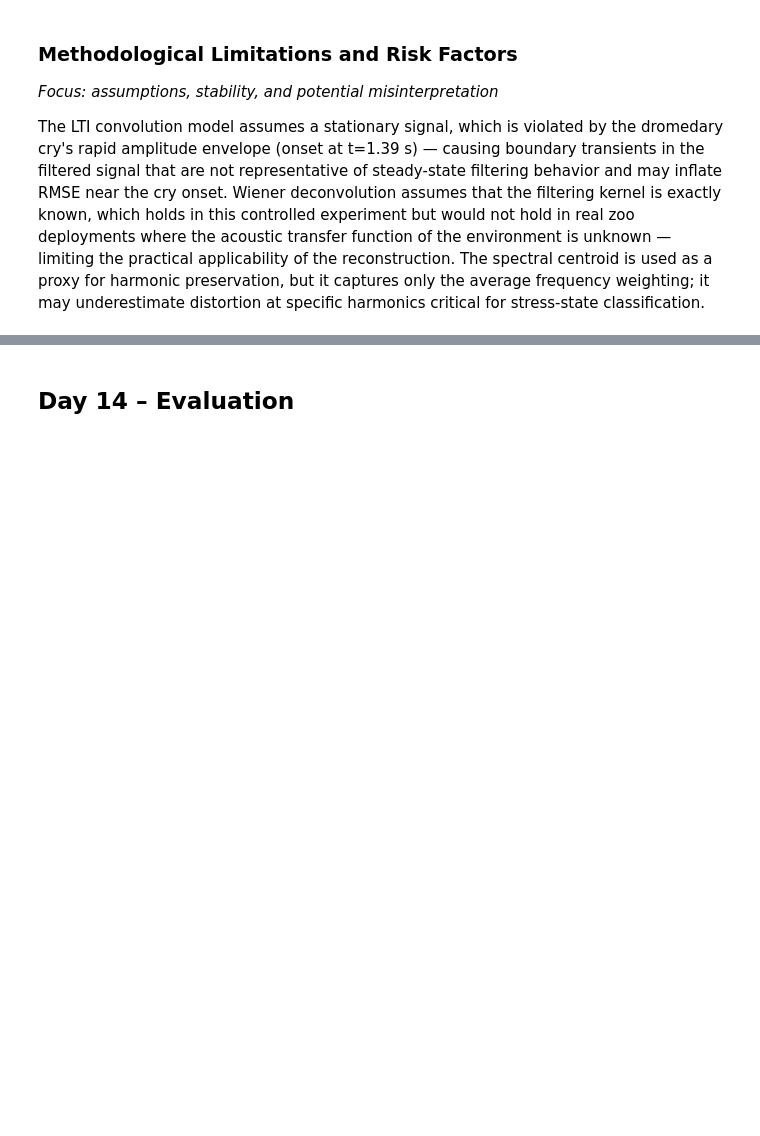
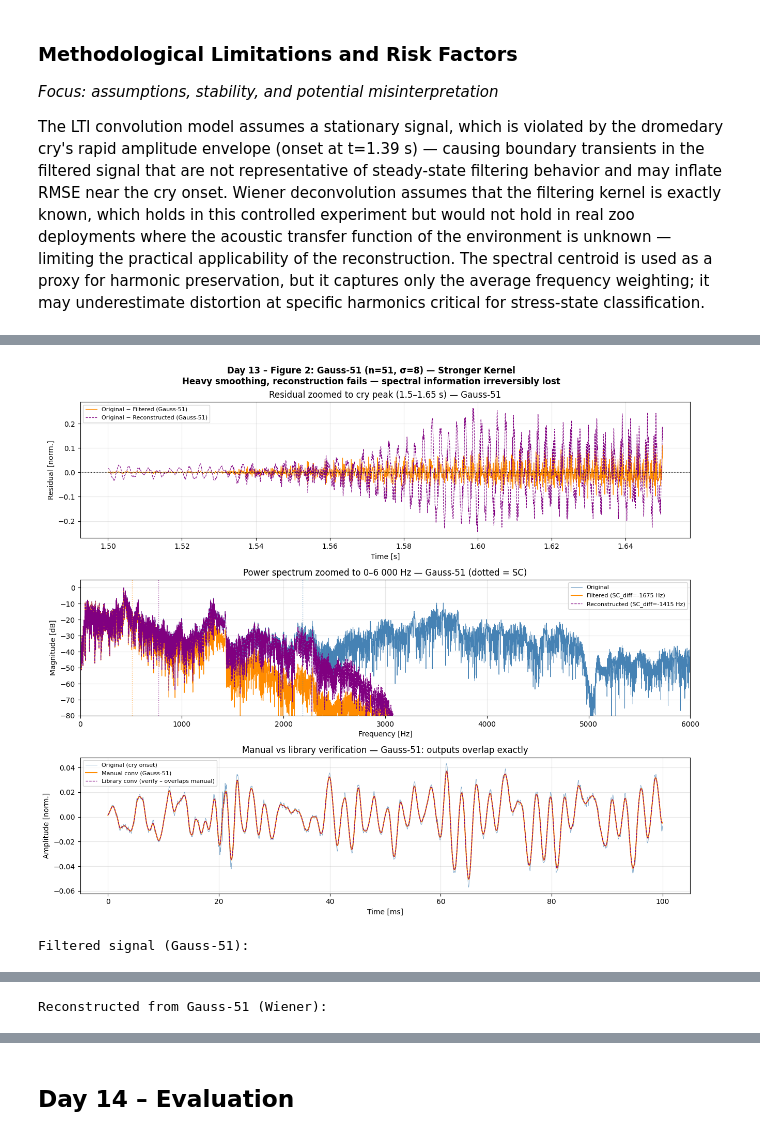
Before and after one commit to Sandra-Senn/gbsv_mc, a Jupyter notebook: mc1/gbsv_mc1.3_convolution_sandra_senn.ipynb, the cells around one changed output, grey strips where cells are left out. Saved outputs shown, nothing was run; the diff lists cells and outputs as text; code cells hidden in the pictures; blank space fills up the shorter version.

```diff
--- a/mc1/gbsv_mc1.3_convolution_sandra_senn.ipynb
+++ b/mc1/gbsv_mc1.3_convolution_sandra_senn.ipynb
@@ -232,0 +425,24 @@ The code should be written in a clear and structured manner such that its logic
+# %%
+#  Figure 2: Gauss-51 (stronger smoothing)
+fig2, ax2 = plt.subplots(3, 1, figsize=(13, 11))
+fig2.suptitle('Day 13 – Figure 2: Gauss-51 (n=51, σ=8) — Stronger Kernel\n'
+              'Heavy smoothing, reconstruction fails — spectral information irreversibly lost',
+              fontsize=12, fontweight='bold')
+plot_kernel_analysis(ax2[0], ax2[1], ax2[2],
+                     audio, t, freqs, seg,
+                     filtered_g51, rec_g51, man_g51, lib_g51,
+                     sc_orig, sc_f51 - sc_orig, sc_rec_g51 - sc_orig,
+                     zoom_s=1.50, zoom_e=1.65,
+                     color_f='darkorange', color_r='purple',
+                     label='Gauss-51')
+plt.tight_layout()
+plt.show()
+
+
+print('\nFiltered signal (Gauss-51):')
+ipd.display(ipd.Audio(filtered_g51, rate=fs))
+print('Reconstructed from Gauss-51 (Wiener):')
+ipd.display(ipd.Audio(rec_g51, rate=fs))
+# %% [output]
+[figure, added]
+Filtered signal (Gauss-51):
@@ -232,0 +450 @@ The code should be written in a clear and structured manner such that its logic
+Reconstructed from Gauss-51 (Wiener):
```
Also changed, not shown: parts of 7 cells of this notebook, 2 other files.
